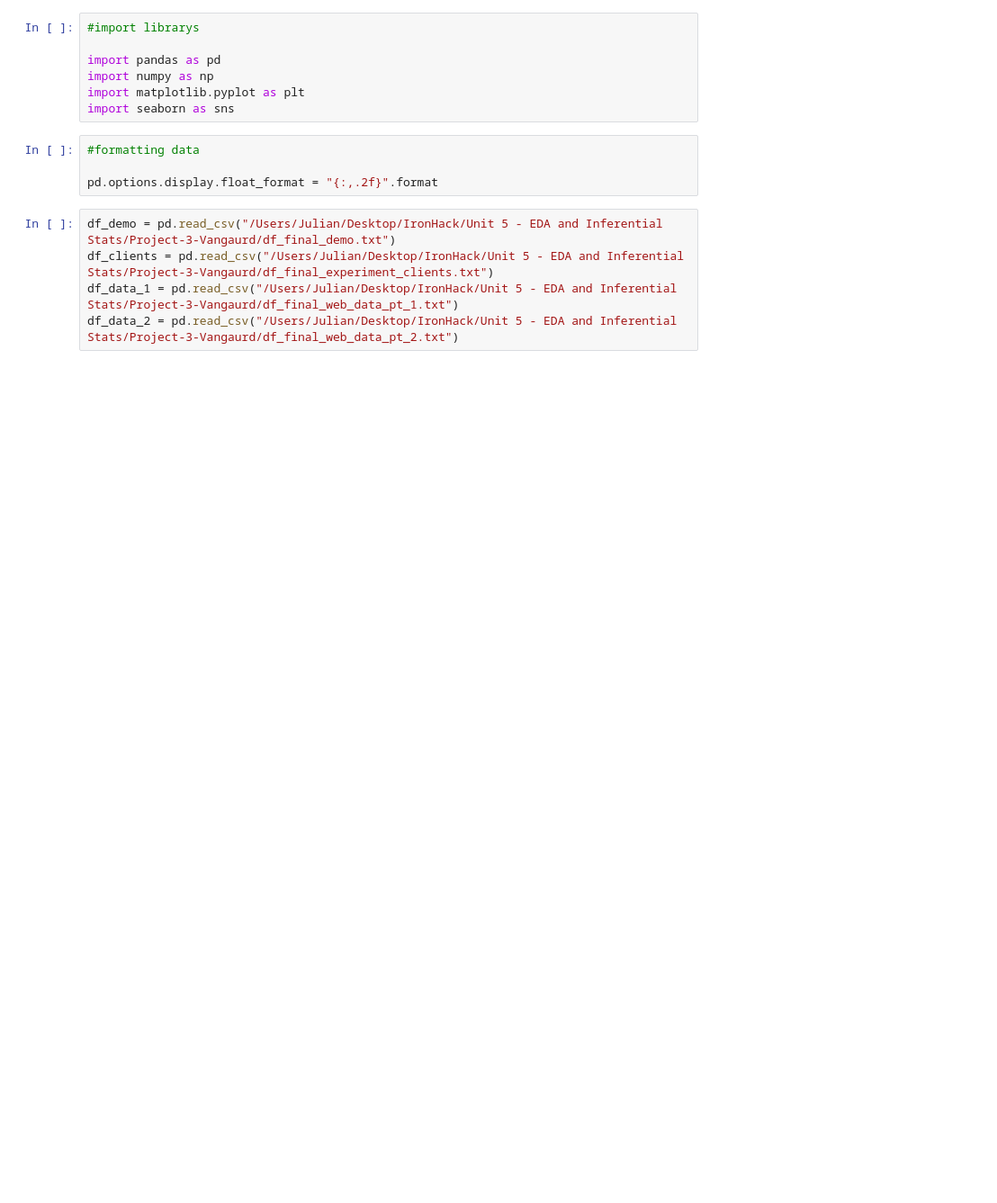
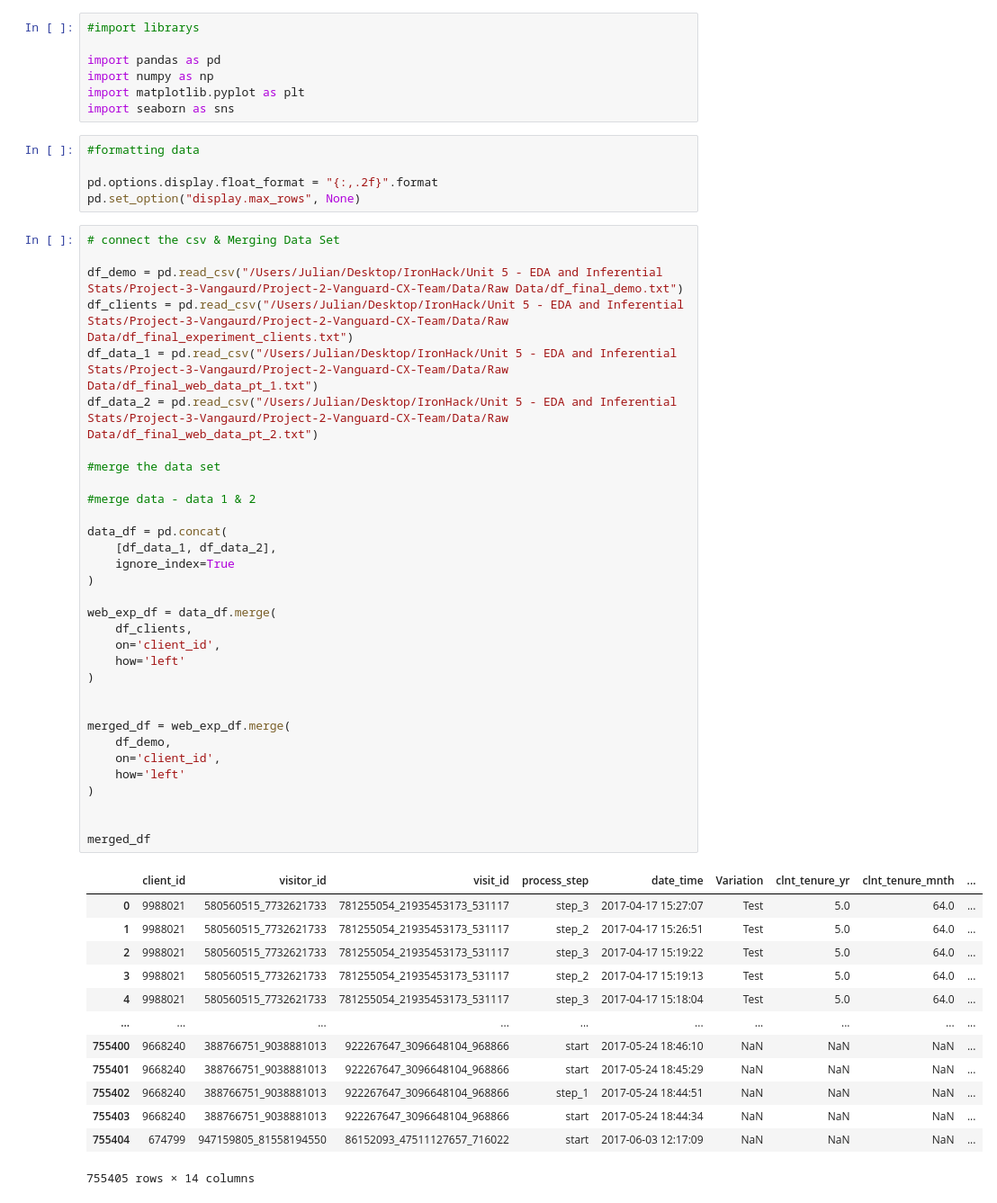
Before and after one commit to fern-1210/Project-2-Vanguard-CX-Team, a Jupyter notebook: julian.ipynb, the cells around one changed output. Shown at 90% size. Saved outputs shown, nothing was run; the diff lists cells and outputs as text; blank space fills up the shorter version.

Commit message:
julian added work

```diff
--- a/julian.ipynb
+++ b/julian.ipynb
@@ -9,8 +9,50 @@ import seaborn as sns
 #formatting data
 
 pd.options.display.float_format = "{:,.2f}".format
+pd.set_option("display.max_rows", None)
 # %%
-df_demo = pd.read_csv("/Users/Julian/Desktop/IronHack/Unit 5 - EDA and Inferential Stats/Project-3-Vangaurd/df_final_demo.txt")
-df_clients = pd.read_csv("/Users/Julian/Desktop/IronHack/Unit 5 - EDA and Inferential Stats/Project-3-Vangaurd/df_final_experiment_clients.txt")
-df_data_1 = pd.read_csv("/Users/Julian/Desktop/IronHack/Unit 5 - EDA and Inferential Stats/Project-3-Vangaurd/df_final_web_data_pt_1.txt")
-df_data_2 = pd.read_csv("/Users/Julian/Desktop/IronHack/Unit 5 - EDA and Inferential Stats/Project-3-Vangaurd/df_final_web_data_pt_2.txt")
+# connect the csv & Merging Data Set
+
+df_demo = pd.read_csv("/Users/Julian/Desktop/IronHack/Unit 5 - EDA and Inferential Stats/Project-3-Vangaurd/Project-2-Vanguard-CX-Team/Data/Raw Data/df_final_demo.txt")
+df_clients = pd.read_csv("/Users/Julian/Desktop/IronHack/Unit 5 - EDA and Inferential Stats/Project-3-Vangaurd/Project-2-Vanguard-CX-Team/Data/Raw Data/df_final_experiment_clients.txt")
+df_data_1 = pd.read_csv("/Users/Julian/Desktop/IronHack/Unit 5 - EDA and Inferential Stats/Project-3-Vangaurd/Project-2-Vanguard-CX-Team/Data/Raw Data/df_final_web_data_pt_1.txt")
+df_data_2 = pd.read_csv("/Users/Julian/Desktop/IronHack/Unit 5 - EDA and Inferential Stats/Project-3-Vangaurd/Project-2-Vanguard-CX-Team/Data/Raw Data/df_final_web_data_pt_2.txt")
+
+#merge the data set
+
+#merge data - data 1 & 2
+
+data_df = pd.concat(
+    [df_data_1, df_data_2],
+    ignore_index=True
+)
+
+web_exp_df = data_df.merge(
+    df_clients,
+    on='client_id',
+    how='left'
+)
+
+
+merged_df = web_exp_df.merge(
+    df_demo,
+    on='client_id',
+    how='left'
+)
+
+
+merged_df
+# %% [output]
+|  | client_id | visitor_id | visit_id | process_step | date_time | Variation | clnt_tenure_yr | clnt_tenure_mnth | ... |
+| 0 | 9988021 | 580560515_7732621733 | 781255054_21935453173_531117 | step_3 | 2017-04-17 15:27:07 | Test | 5.0 | 64.0 | ... |
+| 1 | 9988021 | 580560515_7732621733 | 781255054_21935453173_531117 | step_2 | 2017-04-17 15:26:51 | Test | 5.0 | 64.0 | ... |
+| 2 | 9988021 | 580560515_7732621733 | 781255054_21935453173_531117 | step_3 | 2017-04-17 15:19:22 | Test | 5.0 | 64.0 | ... |
+| 3 | 9988021 | 580560515_7732621733 | 781255054_21935453173_531117 | step_2 | 2017-04-17 15:19:13 | Test | 5.0 | 64.0 | ... |
+| 4 | 9988021 | 580560515_7732621733 | 781255054_21935453173_531117 | step_3 | 2017-04-17 15:18:04 | Test | 5.0 | 64.0 | ... |
+| ... | ... | ... | ... | ... | ... | ... | ... | ... | ... |
+| 755400 | 9668240 | 388766751_9038881013 | 922267647_3096648104_968866 | start | 2017-05-24 18:46:10 | NaN | NaN | NaN | ... |
+| 755401 | 9668240 | 388766751_9038881013 | 922267647_3096648104_968866 | start | 2017-05-24 18:45:29 | NaN | NaN | NaN | ... |
+| 755402 | 9668240 | 388766751_9038881013 | 922267647_3096648104_968866 | step_1 | 2017-05-24 18:44:51 | NaN | NaN | NaN | ... |
+| 755403 | 9668240 | 388766751_9038881013 | 922267647_3096648104_968866 | start | 2017-05-24 18:44:34 | NaN | NaN | NaN | ... |
+| 755404 | 674799 | 947159805_81558194550 | 86152093_47511127657_716022 | start | 2017-06-03 12:17:09 | NaN | NaN | NaN | ... |
+755405 rows × 14 columns
```
Also changed, not shown: parts of 10 cells of this notebook, 17 other files.
